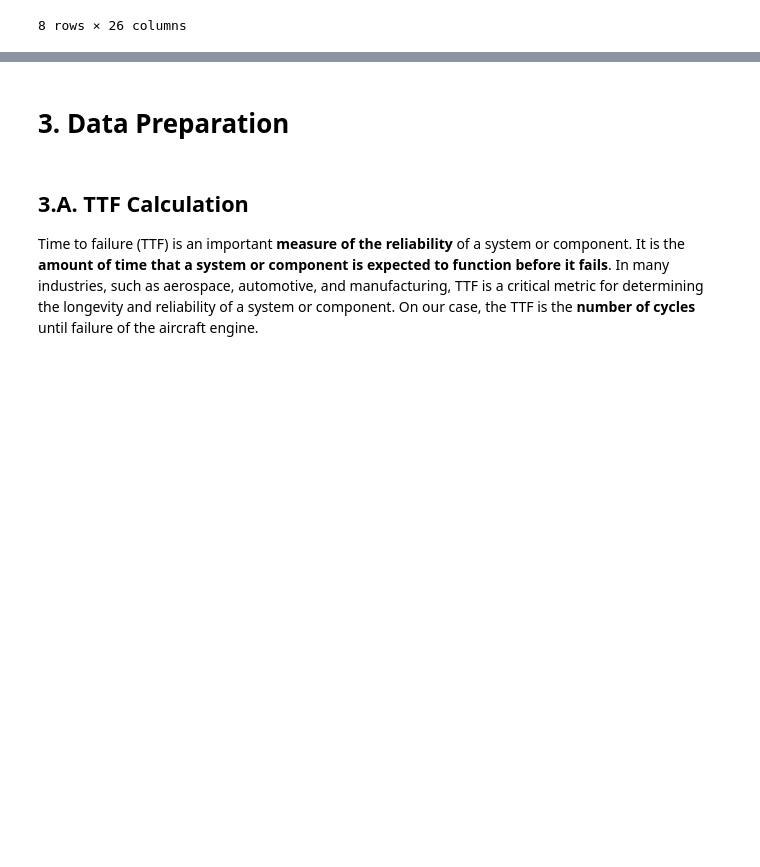
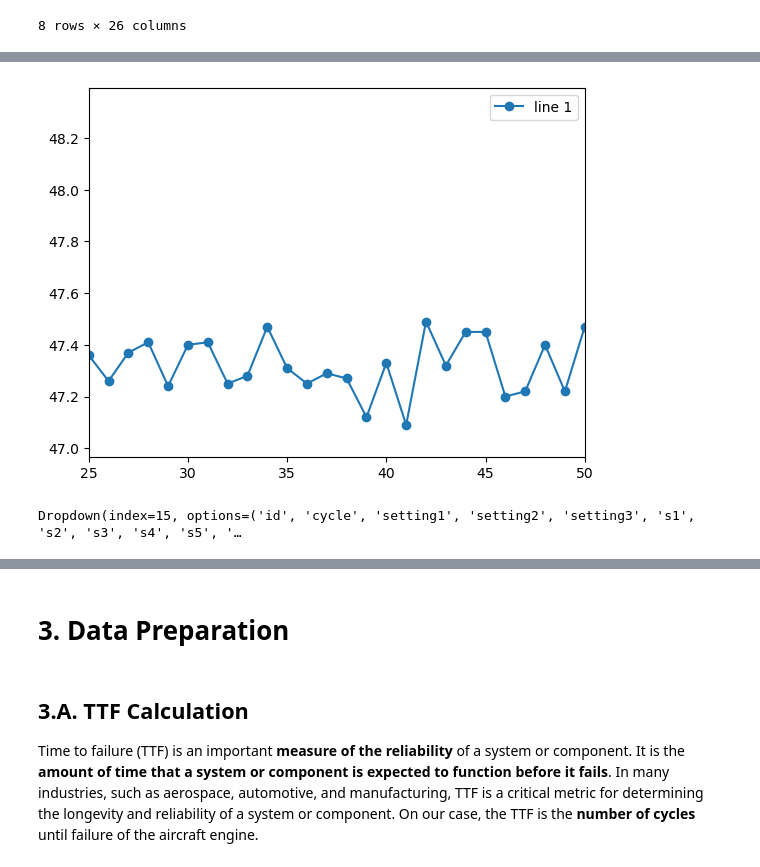
Before and after one commit to xavier-santos/Challenge2-Team7-MEIA-2022-2023, a Jupyter notebook: Notebooks/Challenge 2 - Data Importation and Preparation.ipynb, the cells around one changed output, grey strips where cells are left out. Cells and saved outputs as stored; diff of their text form; code cells hidden in the pictures; blank space fills up the shorter version.

```diff
--- a/Notebooks/Challenge 2 - Data Importation and Preparation.ipynb
+++ b/Notebooks/Challenge 2 - Data Importation and Preparation.ipynb
@@ -99,0 +113,52 @@ df.describe()
+# %%
+button_left = Button(description="<<")
+button_right = Button(description=">>")
+drop_down_values = Dropdown(options = df.columns)
+selected_field = drop_down_values.value
+drop_down_id = Dropdown(options = df['id'])
+selected_id = drop_down_id.value
+x_range = [25, 50]
+
+# plot lines
+a = df.loc[df['id'] == selected_id]
+plt.plot(a['cycle'], a[selected_field], label = "line 1", marker='o')
+plt.legend()
+plt.xlim(x_range)
+plt.show()
+
+def clicked(arg, value:int):
+    if(x_range[0] == 0 & value<0):
+        return
+    x_range[0] = x_range[0] + value
+    x_range[1] = x_range[1] + value
+    a = df.loc[df['id'] == 1]
+    plt.plot(a['cycle'], a[selected_field], label = "line 1", marker='o')
+    plt.legend()
+    plt.xlim(x_range)
+    clear_output(wait=True)
+    plt.show()
+    display(drop_down_values)
+    display(widgets.HBox((button_left, button_right)))
+
+def dropdown_distribuition_handler(change):
+    selected_field = drop_down_values.value
+    a = df.loc[df['id'] == selected_id]
+    plt.plot(a['cycle'], a[selected_field], label = "line 1", marker='o')
+    plt.legend()
+    plt.xlim(x_range)
+    clear_output(wait=True)
+    plt.show()
+    display(drop_down_values)
+    display(widgets.HBox((button_left, button_right)))
+
+drop_down_values.observe(dropdown_distribuition_handler, names='value')
+drop_down_id.observe(dropdown_distribuition_handler, names='value')
+display(drop_down_values)
+display(drop_down_id)
+button_left.on_click(partial(clicked, value=-25))
+button_right.on_click(partial(clicked, value=25))
+
+display(widgets.HBox((button_left, button_right)))
+# %% [output]
+[figure, added]
+Dropdown(index=15, options=('id', 'cycle', 'setting1', 'setting2', 'setting3', 's1', 's2', 's3', 's4', 's5', '…
```
Also changed, not shown: parts of 8 cells of this notebook, 1 other file.
